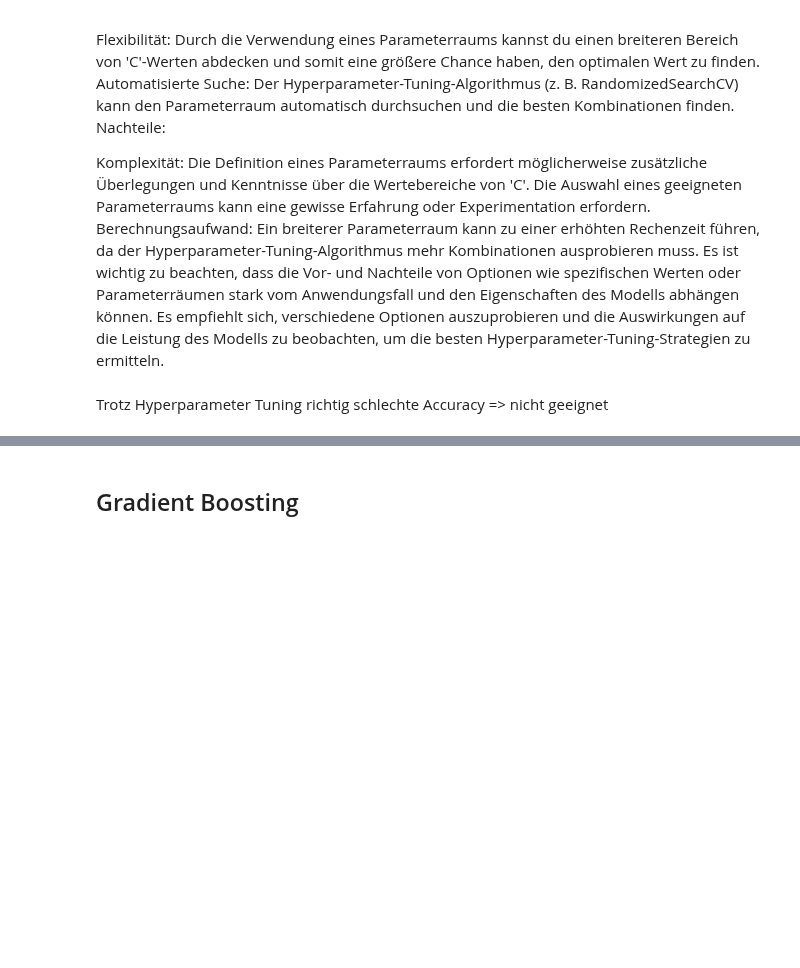
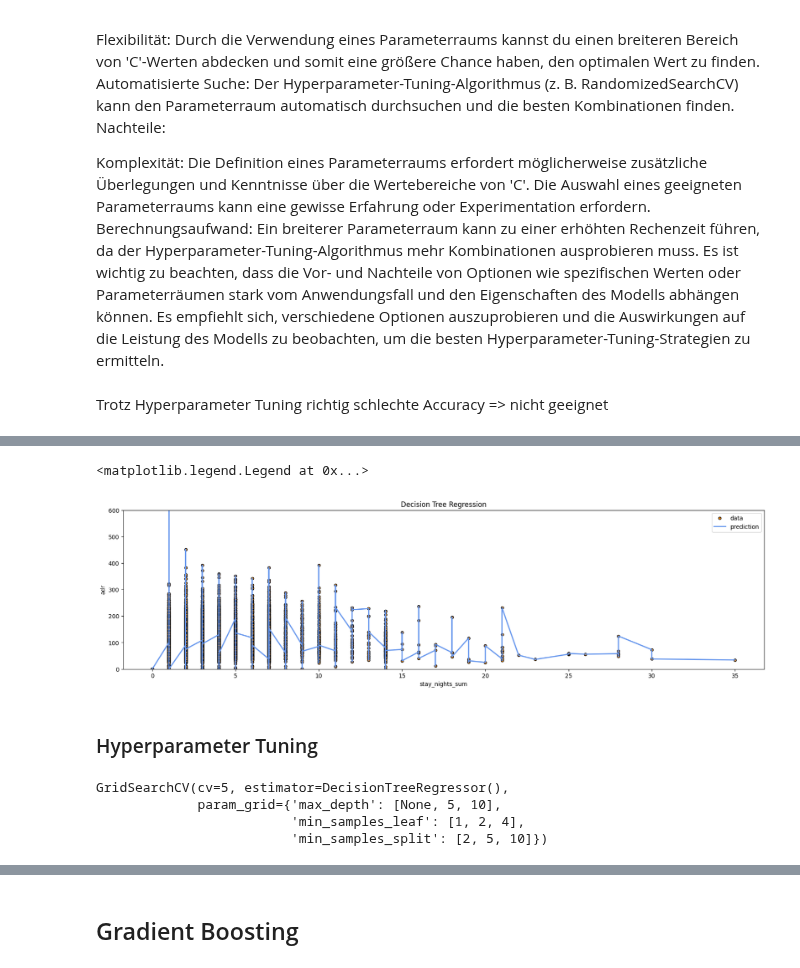
Before and after one commit to hochschule-pforzheim/project-st23-team-f23, a Jupyter notebook: 3_Regression.ipynb, the cells around one changed output, grey strips where cells are left out. Cells and saved outputs as stored; diff of their text form; code cells hidden in the pictures; blank space fills up the shorter version.

```diff
--- a/3_Regression.ipynb
+++ b/3_Regression.ipynb
@@ -120,0 +174,16 @@ evaluate(ht_svc, X_test, y_test)
+# %%
+ax = maindf_with_predictions.plot(x='stay_nights_sum', y='adr', kind='scatter', s=20, edgecolor='black',
+            c='darkorange', label='data', figsize=(20,5), ylim=([0, 600]))
+
+maindf_with_predictions.plot(x='stay_nights_sum', y='adr', kind='line', color='cornflowerblue',
+         label='prediction', linewidth=2, ax=ax)
+
+ax.set_xlabel('stay_nights_sum')
+ax.set_ylabel('adr')
+ax.set_title('Decision Tree Regression')
+ax.legend()
+# %% [output]
+<matplotlib.legend.Legend at 0x...>
+[figure, added]
+# %% [markdown]
+### Hyperparameter Tuning
@@ -120,0 +203,9 @@ evaluate(ht_svc, X_test, y_test)
+# %%
+# Führe die Grid-Suche durch
+grid_search = GridSearchCV(tree, param_grid, cv=5)
+grid_search.fit(X_train, y_train)
+# %% [output]
+GridSearchCV(cv=5, estimator=DecisionTreeRegressor(),
+             param_grid={'max_depth': [None, 5, 10],
+                         'min_samples_leaf': [1, 2, 4],
+                         'min_samples_split': [2, 5, 10]})
```
Also changed, not shown: parts of 18 cells of this notebook.
